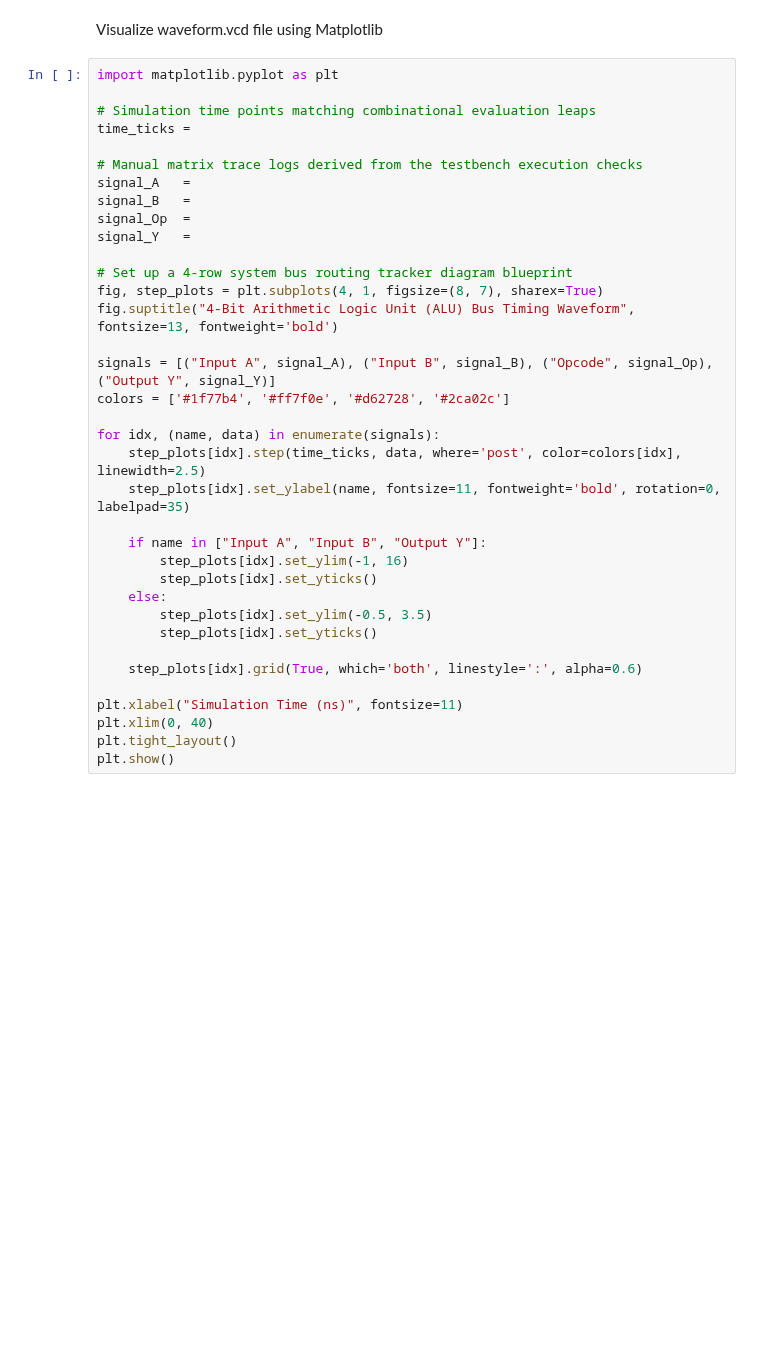
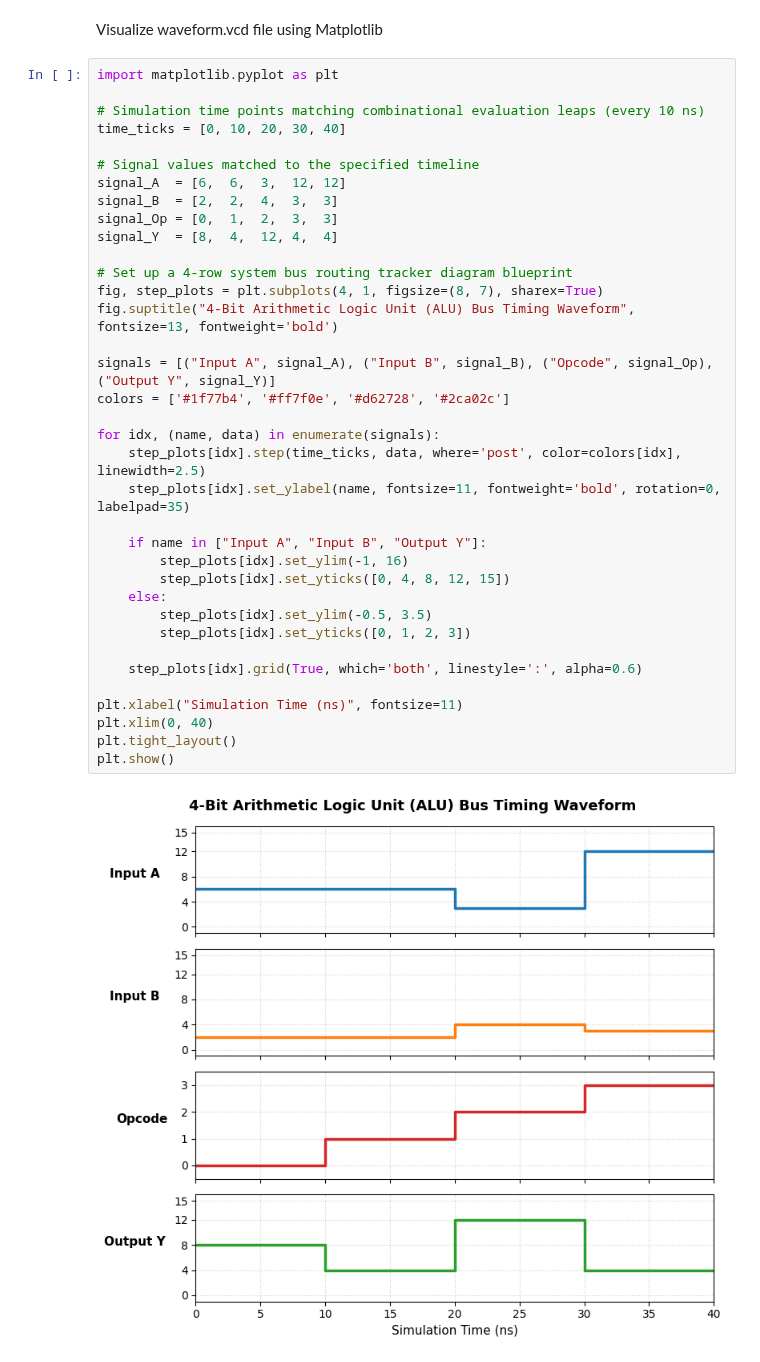
Before and after one commit to Nitin-Sarangdhar/AIML_HW_Arch_Labs, a Jupyter notebook: collab/alu4b.ipynb, the cells around one changed output. Saved outputs shown, nothing was run; the diff lists cells and outputs as text; blank space fills up the shorter version.

```diff
--- a/collab/alu4b.ipynb
+++ b/collab/alu4b.ipynb
@@ -111,36 +143,38 @@ Visualize waveform.vcd file using Matplotlib
 # %%
 import matplotlib.pyplot as plt
 
-# Simulation time points matching combinational evaluation leaps
-time_ticks =
+# Simulation time points matching combinational evaluation leaps (every 10 ns)
+time_ticks = [0, 10, 20, 30, 40]
 
-# Manual matrix trace logs derived from the testbench execution checks
-signal_A   =
-signal_B   =
-signal_Op  =
-signal_Y   =
+# Signal values matched to the specified timeline
+signal_A  = [6,  6,  3,  12, 12]
+signal_B  = [2,  2,  4,  3,  3]
+signal_Op = [0,  1,  2,  3,  3]
+signal_Y  = [8,  4,  12, 4,  4]
 
 # Set up a 4-row system bus routing tracker diagram blueprint
 fig, step_plots = plt.subplots(4, 1, figsize=(8, 7), sharex=True)
 fig.suptitle("4-Bit Arithmetic Logic Unit (ALU) Bus Timing Waveform", fontsize=13, fontweight='bold')
 
 signals = [("Input A", signal_A), ("Input B", signal_B), ("Opcode", signal_Op), ("Output Y", signal_Y)]
 colors = ['#1f77b4', '#ff7f0e', '#d62728', '#2ca02c']
 
 for idx, (name, data) in enumerate(signals):
     step_plots[idx].step(time_ticks, data, where='post', color=colors[idx], linewidth=2.5)
     step_plots[idx].set_ylabel(name, fontsize=11, fontweight='bold', rotation=0, labelpad=35)
 
     if name in ["Input A", "Input B", "Output Y"]:
         step_plots[idx].set_ylim(-1, 16)
-        step_plots[idx].set_yticks()
+        step_plots[idx].set_yticks([0, 4, 8, 12, 15])
     else:
         step_plots[idx].set_ylim(-0.5, 3.5)
-        step_plots[idx].set_yticks()
+        step_plots[idx].set_yticks([0, 1, 2, 3])
 
     step_plots[idx].grid(True, which='both', linestyle=':', alpha=0.6)
 
 plt.xlabel("Simulation Time (ns)", fontsize=11)
 plt.xlim(0, 40)
 plt.tight_layout()
 plt.show()
+# %% [output]
+[figure, added]
```
Also changed, not shown: parts of 5 cells of this notebook.
